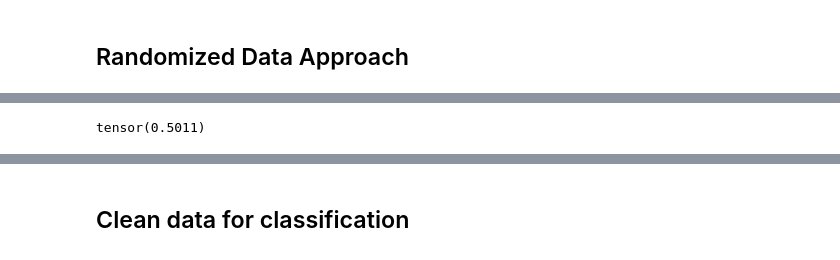
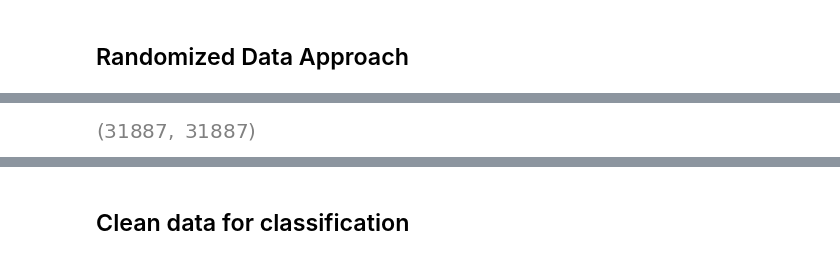
Before and after one commit to beltrewilton/mspconv_ftlab, a Jupyter notebook: notebooks/Clean_and_Lab_postprocess.ipynb, the cells around one changed output, grey strips where cells are left out. Saved outputs shown, nothing was run; the diff lists cells and outputs as text; code cells hidden in the pictures.

```diff
--- a/notebooks/Clean_and_Lab_postprocess.ipynb
+++ b/notebooks/Clean_and_Lab_postprocess.ipynb
@@ -360,15 +360,44 @@ display(columns)
 # %% [output]
 [interactive output not drawn]
 # %%
-import torch
-from torchmetrics.regression import ConcordanceCorrCoef
+import pickle
 
 
-ccc = ConcordanceCorrCoef()
+class_input_features_development_fixed = "/Users/beltre.wilton/apps/mspconv_ftlab/data/class_input_features_development_robust_20240920.pkl"
+class_input_features_test_fixed = "/Users/beltre.wilton/apps/mspconv_ftlab/data/class_input_features_test_robust_20240920.pkl"
+class_input_features_train_fixed = "/Users/beltre.wilton/apps/mspconv_ftlab/data/class_input_features_train_robust_20240920.pkl"
 
-a = torch.tensor([ 0.0025,  0.005,  0.05,  0.0025,  0.005,  0.05])
-b = torch.tensor([ 0.05,  0.01,  0.1,  0.05,  0.01,  0.1, ])
+input_features = {}
 
-ccc(a, b)
+def load_inputs(input_pkl):
+  try:
+      with open(input_pkl, "rb") as pkl:
+          input_features = pickle.load(pkl)
+          return input_features
+  except Exception as ex:
+      print(ex)
+
+
+train_input_features = load_inputs(class_input_features_train_fixed)
+test_input_features = load_inputs(class_input_features_test_fixed)
+dev_input_features = load_inputs(class_input_features_development_fixed)
+
+
+import torch
+import torch.nn.functional as F
+
+
+#
+train_labels = torch.tensor(train_input_features['labels'], dtype=torch.float32)
+test_labels = torch.tensor(test_input_features['labels'], dtype=torch.float32)
+dev_labels = torch.tensor(dev_input_features['labels'], dtype=torch.float32)
+
+all = F.normalize(torch.concat([train_labels, test_labels, dev_labels]), dim=0)
+
+train_input_features['labels'] = all[:train_labels.shape[0]].tolist()
+test_input_features['labels'] = all[train_labels.shape[0]:train_labels.shape[0]+test_labels.shape[0]].tolist()
+dev_input_features['labels'] = all[train_labels.shape[0]+test_labels.shape[0]:train_labels.shape[0]+test_labels.shape[0]+dev_labels.shape[0]].tolist()
+
+len(dev_input_features['labels']), len(dev_input_features['inputs'])
 # %% [output]
-tensor(0.5011)
+[figure, added]
```
Also changed, not shown: parts of 1 cell of this notebook, 3 other files.
